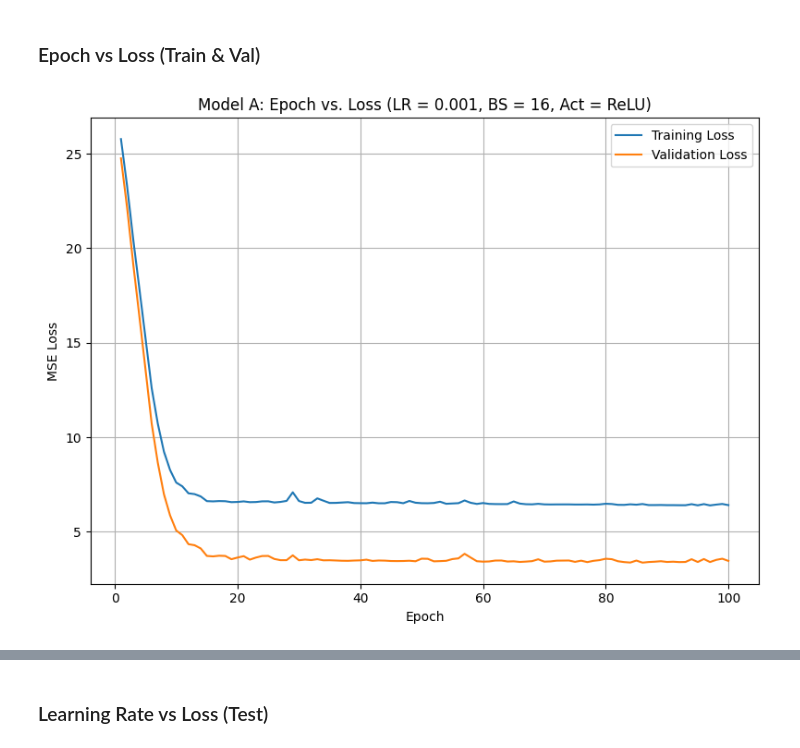
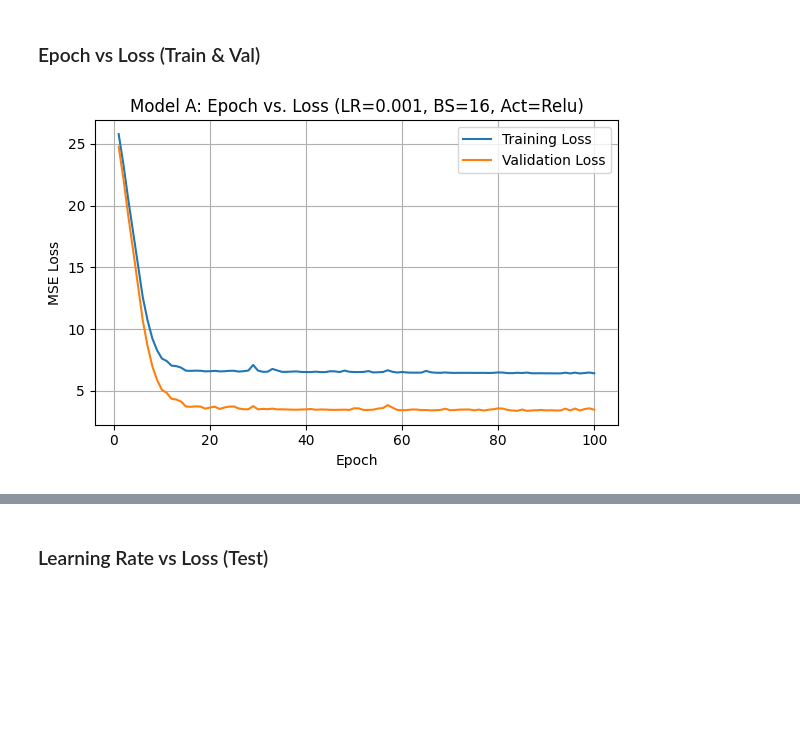
Before and after one commit to tonyzrl/ANN_Assignment, a Jupyter notebook: ANN_Notebook.ipynb, the cells around one changed output, grey strips where cells are left out. Drawn from its saved outputs; the diff is of its cells as text; code cells hidden in the pictures; blank space fills up the shorter version.

Commit message:
Refactored plotting functions

```diff
--- a/ANN_Notebook.ipynb
+++ b/ANN_Notebook.ipynb
@@ -201,27 +201,27 @@ def relu_deriv(dA, cache):
 ### Neural Network Class
 # %%
 class NeuralNetwork:
-    def __init__(self, layer_dims=[110, 256, 1], learning_rate=1e-5, activation='relu'):
+    def __init__(self, layer_dims=[110, 256, 1], learning_rate=1e-3, activation='relu'):
         """
         layer_dims: list of layer sizes, e.g [110,256,1] or [110,128,128,1]
         learning_rate: step size for gradient descent
         activation: 'relu' or 'sigmoid' for hidden layers
         """
-        self.layer_dims    = layer_dims
+        self.layer_dims = layer_dims
         self.learning_rate = learning_rate
 
         # pick activation & its derivative
         if activation.lower() == 'relu':
-            self.activation       = relu
+            self.activation = relu
             self.activation_deriv = relu_deriv
         else:
-            self.activation       = sigmoid
+            self.activation = sigmoid
             self.activation_deriv = sigmoid_deriv
 
         # number of layers (excluding input)
         self.L = len(layer_dims) - 1
 
-        # initialise parameters for weights and biases
+        # initialise random values for weights and biases
         for l in range(1, self.L + 1):
             n_in  = layer_dims[l-1]
             n_out = layer_dims[l]
@@ -232,7 +232,7 @@ class NeuralNetwork:
         """
         Performs a full forward pass.
         Returns:
-          ZL: (1, m) predictions
+          Zl: (1, m) predictions
           caches: list of ((A,W,b), Z) tuples
         """
         caches = []
@@ -251,11 +251,11 @@ class NeuralNetwork:
         # output layer (linear)
         Wl = getattr(self, f'W{self.L}')
         bl = getattr(self, f'b{self.L}')
-        ZL = Wl @ A + bl
+        Zl = Wl @ A + bl
 
-        # Cache (A_prev_for_output_layer, Wl, bl) and ZL
-        caches.append(((A, Wl, bl), ZL))
-        return ZL, caches
+        # Cache (A for output layer, Wl, bl) and Zl
+        caches.append(((A, Wl, bl), Zl))
+        return Zl, caches
 
     def back_layer(self, dZ, cache):
         """
@@ -419,42 +416,31 @@ Model B best test loss: 2.1766466964190783
 # %% [markdown]
 ### Epoch vs Loss (Train & Val)
 # %%
-# ——— Model A: Epoch vs. Loss ———
-for run in resultsA:
-    if (run['learning_rate'] == 0.001
-        and run['batch_size']   == 16
-        and run['activation']   == 'relu'):
+def plot_epoch_vs_loss(runs, model_label, learning_rate=0.001, batch_size=16,
+                       activation='relu', out_file=None):
+    run = next(r for r in runs
+               if r['learning_rate'] == learning_rate
+               and r['batch_size']   == batch_size
+               and r['activation']   == activation)
 
-        train, val = run['train_losses'], run['val_losses']
-        epochs = range(1, len(train)+1)
-        plt.figure(figsize=(8,6))
-        plt.plot(epochs, train, label='Training Loss')
-        plt.plot(epochs, val,   label='Validation Loss')
-        plt.xlabel('Epoch')
-        plt.ylabel('MSE Loss')
-        plt.title("Model A: Epoch vs. Loss (LR = 0.001, BS = 16, Act = ReLU)")
-        plt.legend()
-        plt.grid(True)
-        plt.tight_layout()
-        plt.savefig('modelA_Epoch_vs_Loss.png')
+    train, val = run['train_losses'], run['val_losses']
+    epochs = range(1, len(train) + 1)
 
-# ——— Model B: Epoch vs. Loss ———
-for run in resultsB:
-    if (run['learning_rate'] == 0.001
-        and run['batch_size']   == 16
-        and run['activation']   == 'relu'):
+    plt.figure(figsize=(6,4))
+    plt.plot(epochs, train, label='Training Loss')
+    plt.plot(epochs, val,   label='Validation Loss')
+    plt.xlabel('Epoch')
+    plt.ylabel('MSE Loss')
+    plt.title(f"{model_label}: Epoch vs. Loss "
+              f"(LR={learning_rate}, BS={batch_size}, Act={activation.capitalize()})")
+    plt.legend()
+    plt.grid(True)
+    plt.tight_layout()
 
-        train, val = run['train_losses'], run['val_losses']
-        epochs = range(1, len(train)+1)
-        plt.figure(figsize=(8,6))
-        plt.plot(epochs, train, label='Training Loss')
-        plt.plot(epochs, val,   label='Validation Loss')
-        plt.xlabel('Epoch')
-        plt.ylabel('MSE Loss')
-        plt.title("Model B: Epoch vs. Loss (LR = 0.001, BS = 16, Act = ReLU)")
-        plt.legend()
-        plt.grid(True)
-        plt.tight_layout()
-        plt.savefig('modelB_Epoch_vs_Loss.png')
+    if out_file:
+        plt.savefig(out_file)
+
+plot_epoch_vs_loss(resultsA, 'Model A', out_file='modelA_Epoch_vs_Loss.png')
+plot_epoch_vs_loss(resultsB, 'Model B', out_file='modelB_Epoch_vs_Loss.png')
 # %% [output]
-[figure, old version]
+[figure, new version]
```
Also changed, not shown: parts of 9 cells of this notebook.
